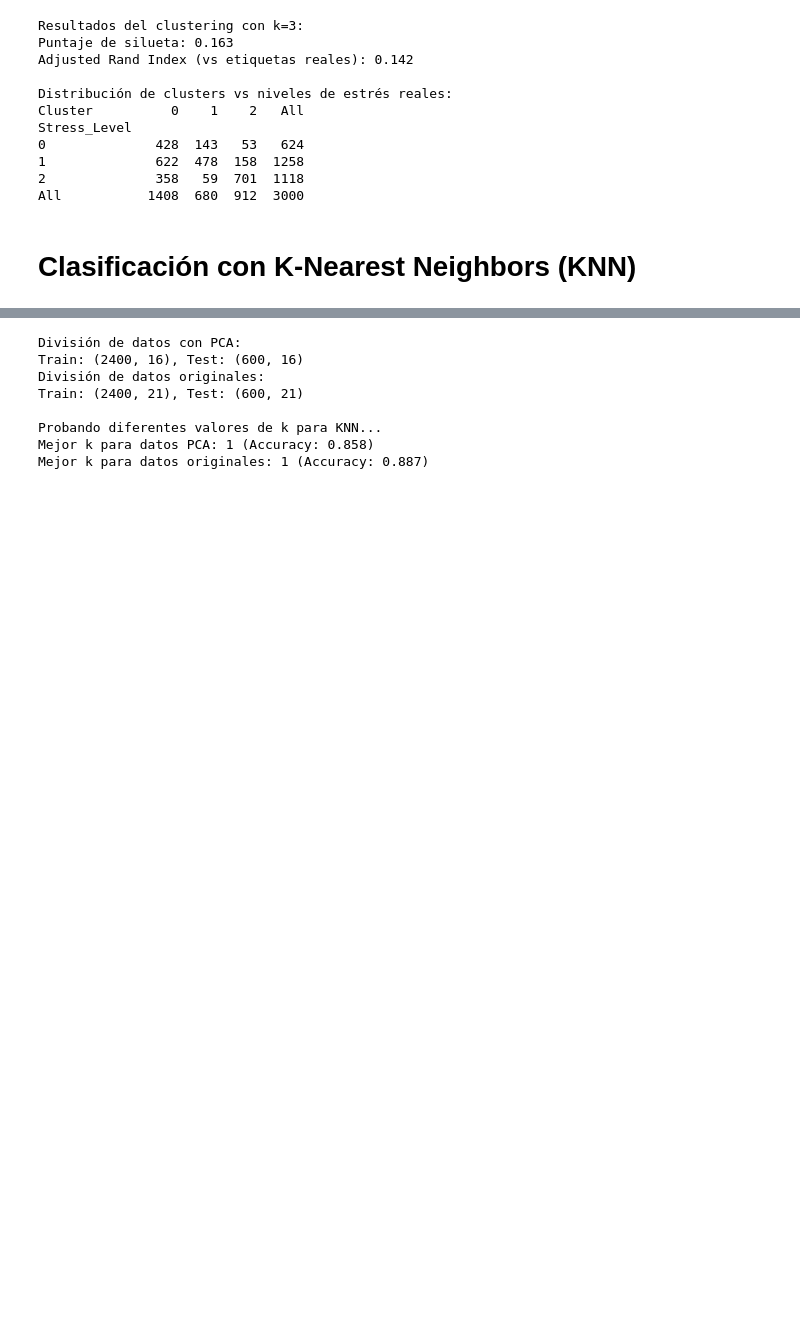
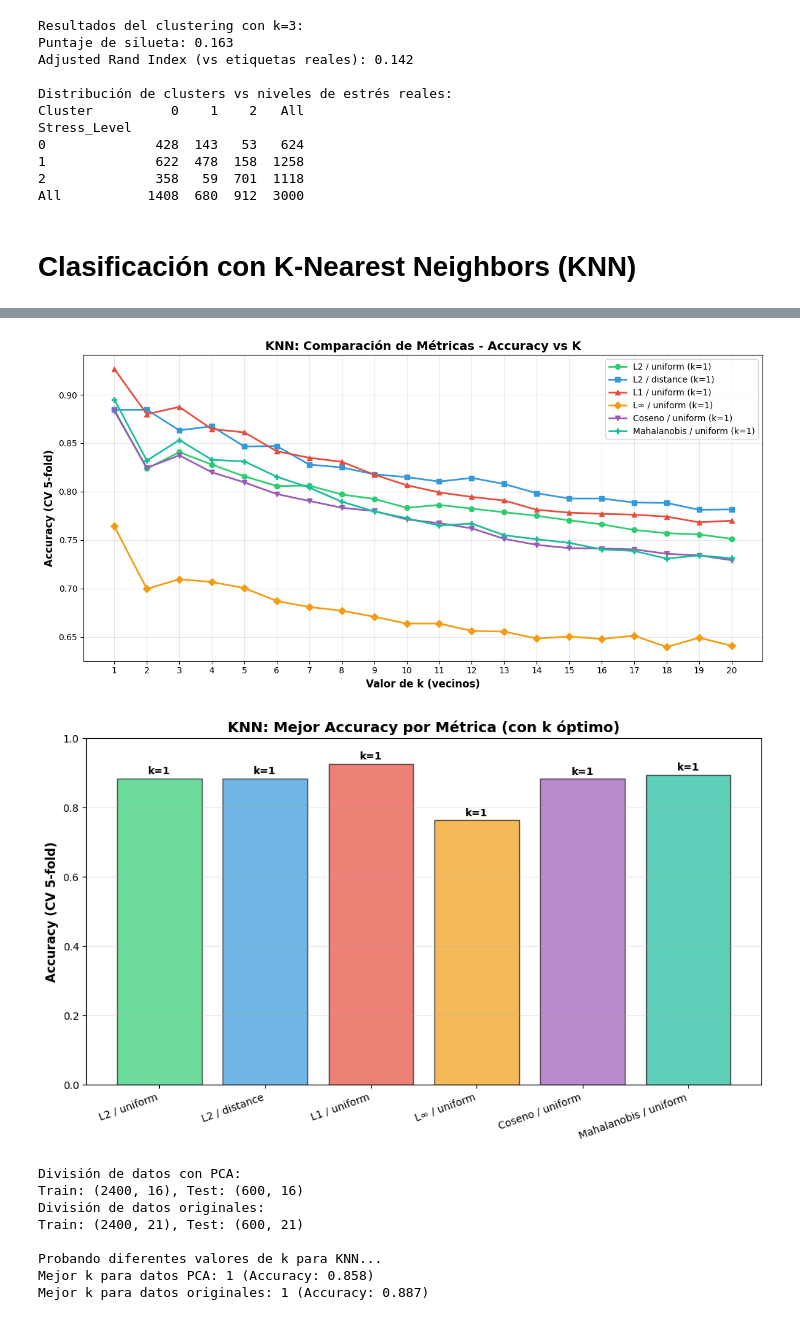
Before and after one commit to rafaelguevarahig/Machine_Learning_Uc, a Jupyter notebook: Machine-Learning/Stress/decoding-stress-with-ai-shap.ipynb, the cells around one changed output, grey strips where cells are left out. Cells and saved outputs as stored; diff of their text form; code cells hidden in the pictures; blank space fills up the shorter version.

```diff
--- a/Machine-Learning/Stress/decoding-stress-with-ai-shap.ipynb
+++ b/Machine-Learning/Stress/decoding-stress-with-ai-shap.ipynb
@@ -1384,0 +1393,12 @@ All           1408  680  912  3000
+# %%
+
+# 2. CALCULAR MATRIZ DE COVARIANZA PARA MAHALANOBIS
+# ============================================================================
+
+# Estandarizar datos para calcular matriz de covarianza
+scaler_for_vi = StandardScaler()
+X_train_scaled = scaler_for_vi.fit_transform(X_train)
+cov = np.cov(X_train_scaled, rowvar=False)
+VI = np.linalg.inv(cov + 1e-6*np.eye(cov.shape[0]))  # Regularización para invertibilidad
+
+print(f"\n✅ Matriz de covarianza inversa calculada: {VI.shape}")
@@ -1385,3 +1538,69 @@ All           1408  680  912  3000
+# %%
+# ============================================================================
+# 5. VISUALIZACIÓN: ACCURACY vs K PARA CADA MÉTRICA
+# ============================================================================
+
+
+# Gráfica 1: Líneas para todas las métricas
+fig, ax = plt.subplots(figsize=(12, 6))
+
+colors = ['#2ecc71', '#3498db', '#e74c3c', '#f39c12', '#9b59b6', '#1abc9c']
+markers = ['o', 's', '^', 'D', 'v', 'P']
+
+for (name, _), color, marker in zip(metric_configs, colors, markers):
+    ax.plot(
+        k_range,
+        results[name]["k_scores"],
+        marker=marker,
+        linewidth=2,
+        markersize=6,
+        label=f'{name} (k={results[name]["best_k"]})',
+        color=color
+    )
+
+ax.set_xlabel('Valor de k (vecinos)', fontsize=12, fontweight='bold')
+ax.set_ylabel('Accuracy (CV 5-fold)', fontsize=12, fontweight='bold')
+ax.set_title('KNN: Comparación de Métricas - Accuracy vs K', fontsize=14, fontweight='bold')
+ax.legend(loc='best', fontsize=10)
+ax.grid(True, alpha=0.3)
+ax.set_xticks(k_range)
+plt.tight_layout()
+plt.show()
+
+# Gráfica 2: Comparación de mejores K por métrica (barras)
+fig, ax = plt.subplots(figsize=(10, 6))
+
+names = [name for name, _ in metric_configs]
+best_scores = [results[name]["best_score"] for name in names]
+best_ks = [results[name]["best_k"] for name in names]
+
+x_pos = np.arange(len(names))
+bars = ax.bar(x_pos, best_scores, color=colors, alpha=0.7, edgecolor='black')
+
+# Añadir valores de k sobre las barras
+for i, (bar, k) in enumerate(zip(bars, best_ks)):
+    height = bar.get_height()
+    ax.text(
+        bar.get_x() + bar.get_width()/2.,
+        height + 0.005,
+        f'k={k}',
+        ha='center',
+        va='bottom',
+        fontsize=10,
+        fontweight='bold'
+    )
+
+ax.set_ylabel('Accuracy (CV 5-fold)', fontsize=12, fontweight='bold')
+ax.set_title('KNN: Mejor Accuracy por Métrica (con k óptimo)', fontsize=14, fontweight='bold')
+ax.set_xticks(x_pos)
+ax.set_xticklabels(names, rotation=20, ha='right')
+ax.set_ylim(0, 1)
+ax.grid(axis='y', alpha=0.3)
+plt.tight_layout()
+plt.show()
+# %% [output]
+[figure, added]
+[figure, added]
 # %%
 # División de datos para train/test con PCA
 X_train_pca, X_test_pca, y_train_pca, y_test_pca = train_test_split(
```
Also changed, not shown: parts of 5 cells of this notebook, 2 other files.
